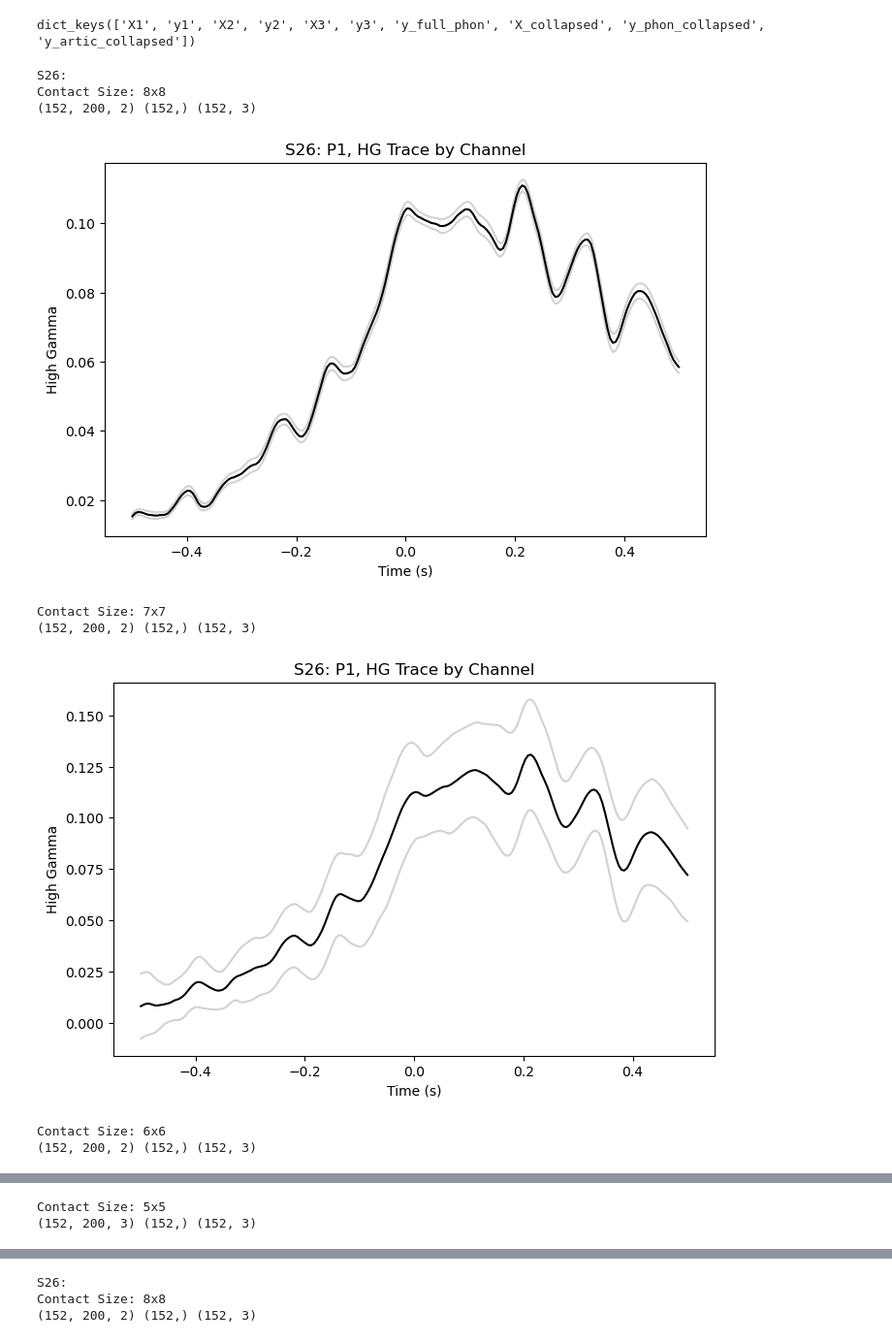
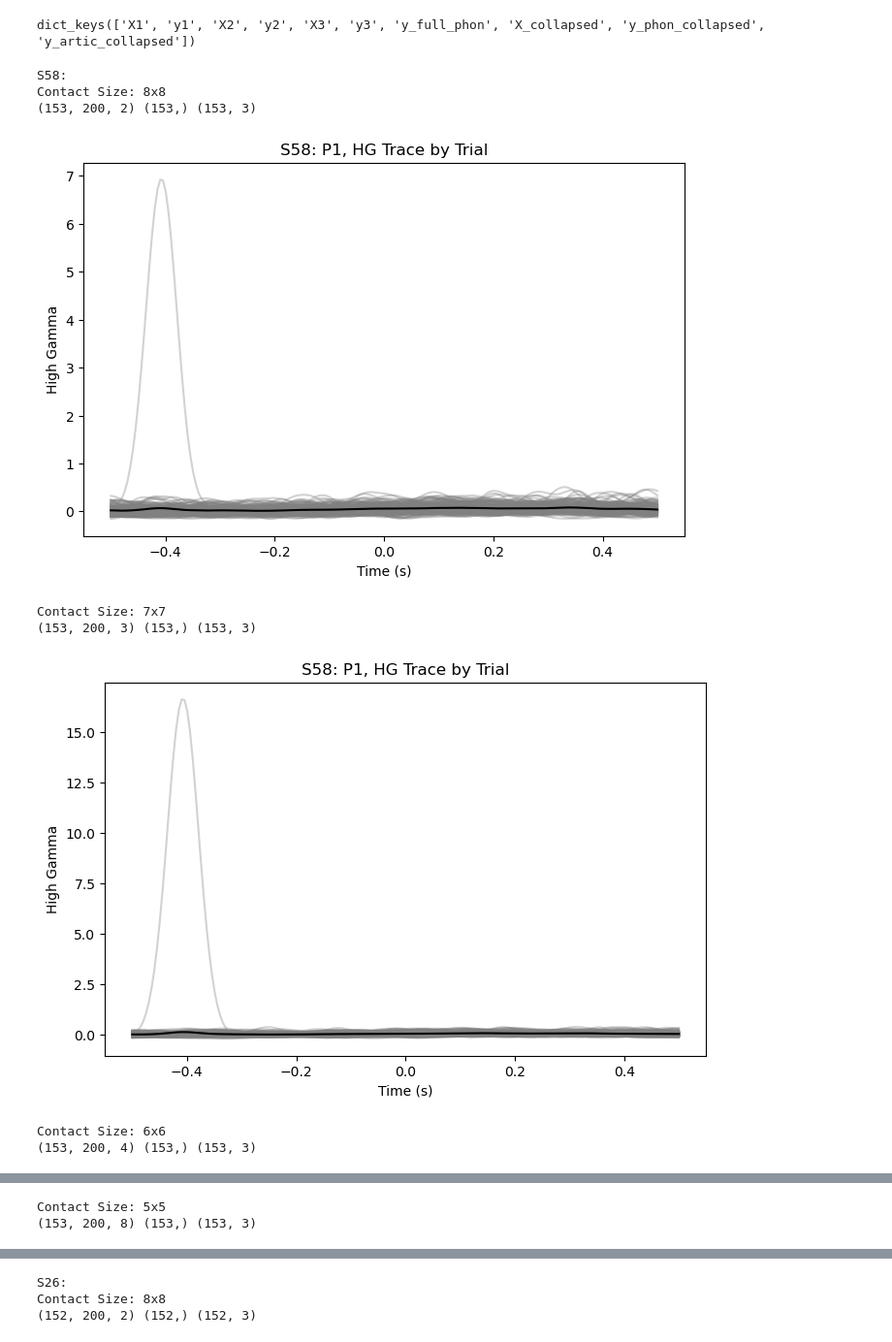
Before and after one commit to coganlab/cross_patient_speech_decoding, a Jupyter notebook: aligned_decoding/notebooks/spatialAvg_mat_to_pkl.ipynb, the cells around one changed output, grey strips where cells are left out. Shown at 97% size. Drawn from its saved outputs; the diff is of its cells as text; code cells hidden in the pictures.

Commit message:
figure generation showing S58 outliers in old savg data

```diff
--- a/aligned_decoding/notebooks/spatialAvg_mat_to_pkl.ipynb
+++ b/aligned_decoding/notebooks/spatialAvg_mat_to_pkl.ipynb
@@ -70,35 +70,35 @@ pt_savg_data_old = utils.load_pkl('../data/pt_savg_data_S62_old.pkl')
 # %%
 p_ind = 1
 t = np.linspace(-0.5, 0.5, 200)
 
 # for pt in pts:
-for pt in ['S26']:
+for pt in ['S58']:
     print(f'{pt}: ')
     pt_data, pre_data = utils.decoding_data_from_dict(pt_savg_data_old, pt, p_ind, lab_type='phon', algn_type='phon_seq')
     for cs in contactSizes:
         print(f'Contact Size: {cs}')
         x, y, y_full = pt_data
         print(x[cs].shape, y.shape, y_full.shape)
 
         hg_data = pt_data[0][cs]
         plt.figure(figsize=(8,5))
 
-        plt.plot(t, np.mean(hg_data, axis=0), 'grey', alpha=0.35) # average over trials
-        # plt.plot(t, np.mean(hg_data, axis=2).T, 'grey', alpha=0.35) # average over channels
+        # plt.plot(t, np.mean(hg_data, axis=0), 'grey', alpha=0.35) # average over trials
+        plt.plot(t, np.mean(hg_data, axis=2).T, 'grey', alpha=0.35) # average over channels
         plt.plot(t, np.mean(np.mean(hg_data, axis=2), axis=0), 'black')
 
-        plt.title(f'{pt}: P{p_ind}, HG Trace by Channel')
-        # plt.title(f'{pt}: P{p_ind}, HG Trace by Trial')
+        # plt.title(f'{pt}: P{p_ind}, HG Trace by Channel')
+        plt.title(f'{pt}: P{p_ind}, HG Trace by Trial')
         plt.xlabel('Time (s)')
         plt.ylabel('High Gamma')
         plt.show()
 # %% [output]
-S26:
+S58:
 Contact Size: 8x8
-(152, 200, 2) (152,) (152, 3)
+(153, 200, 2) (153,) (153, 3)
-[figure, old version]
+[figure, new version]
 Contact Size: 7x7
-(152, 200, 2) (152,) (152, 3)
+(153, 200, 3) (153,) (153, 3)
-[figure, old version]
+[figure, new version]
 Contact Size: 6x6
-(152, 200, 2) (152,) (152, 3)
+(153, 200, 4) (153,) (153, 3)
@@ -106,2 +106,2 @@ Contact Size: 6x6
 Contact Size: 5x5
-(152, 200, 3) (152,) (152, 3)
+(153, 200, 8) (153,) (153, 3)
```
Also changed, not shown: parts of 1 cell of this notebook.
